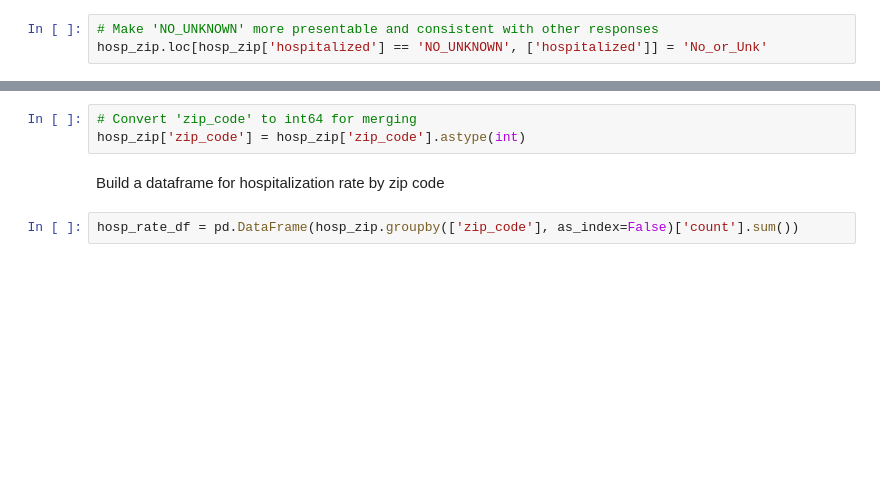
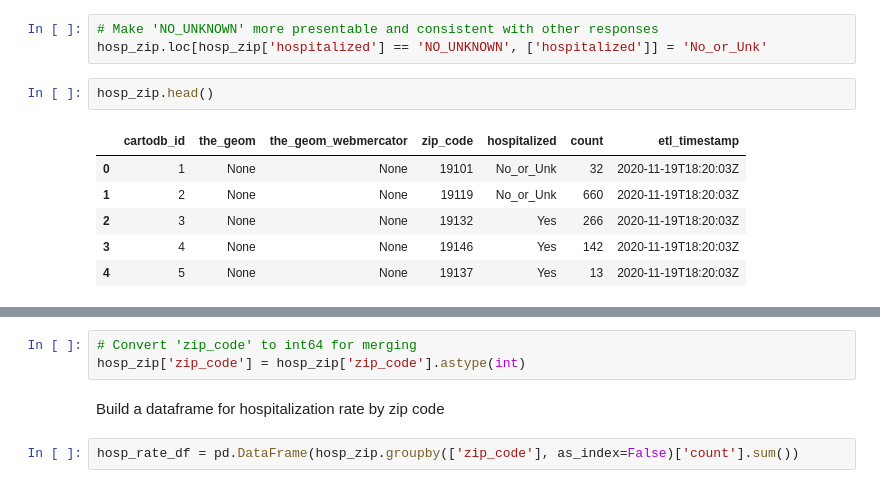
Before and after one commit to DigimonFrankie/Capstone-I, a Jupyter notebook: EDA/COVID_and_current_listings.ipynb, the cells around one changed output, grey strips where cells are left out. Cells and saved outputs as stored; diff of their text form; blank space fills up the shorter version.

```diff
--- a/EDA/COVID_and_current_listings.ipynb
+++ b/EDA/COVID_and_current_listings.ipynb
@@ -99,4 +108,13 @@ hosp_zip.head()
 # %%
 # Make 'NO_UNKNOWN' more presentable and consistent with other responses
 hosp_zip.loc[hosp_zip['hospitalized'] == 'NO_UNKNOWN', ['hospitalized']] = 'No_or_Unk'
+# %%
+hosp_zip.head()
+# %% [output]
+|  | cartodb_id | the_geom | the_geom_webmercator | zip_code | hospitalized | count | etl_timestamp |
+| 0 | 1 | None | None | 19101 | No_or_Unk | 32 | 2020-11-19T18:20:03Z |
+| 1 | 2 | None | None | 19119 | No_or_Unk | 660 | 2020-11-19T18:20:03Z |
+| 2 | 3 | None | None | 19132 | Yes | 266 | 2020-11-19T18:20:03Z |
+| 3 | 4 | None | None | 19146 | Yes | 142 | 2020-11-19T18:20:03Z |
+| 4 | 5 | None | None | 19137 | Yes | 13 | 2020-11-19T18:20:03Z |
 # %%
```
Also changed, not shown: parts of 20 cells of this notebook, 2 other files.
